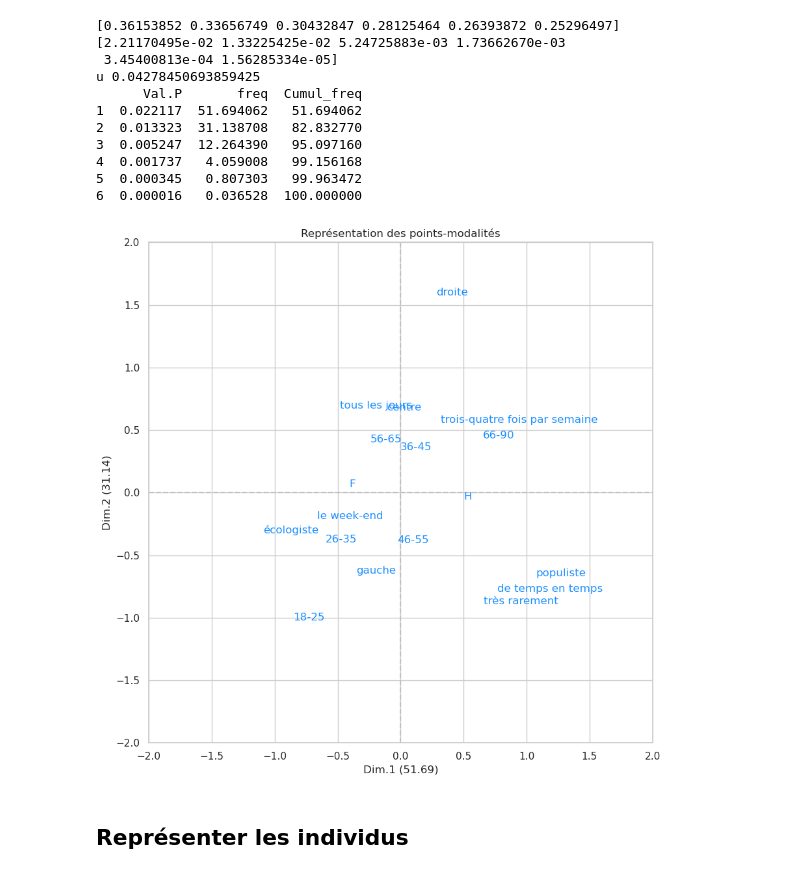
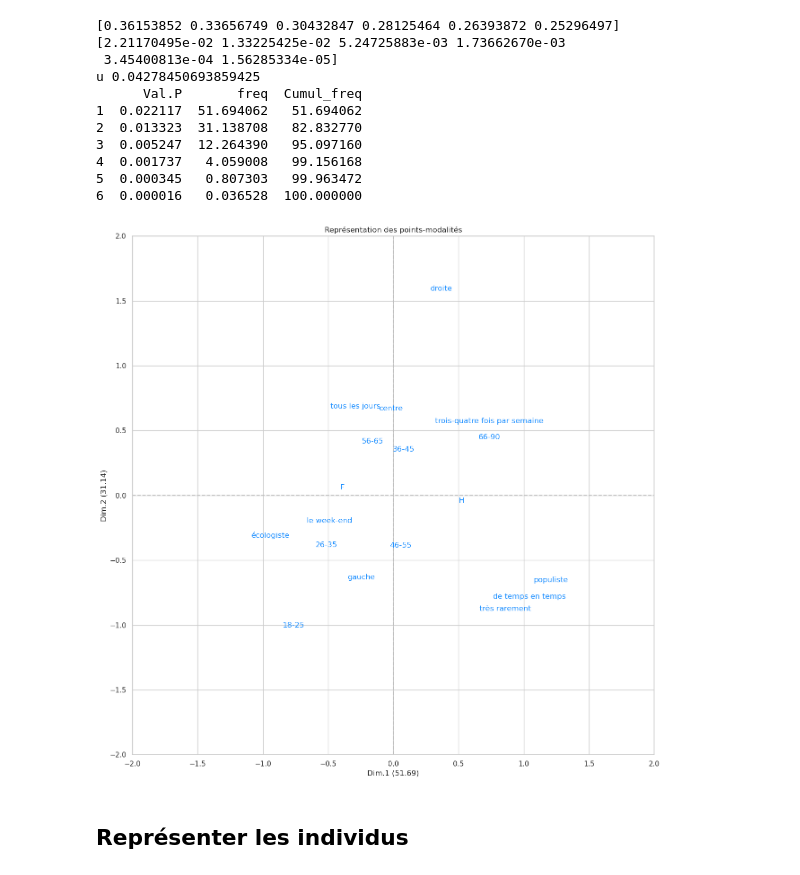
Before and after one commit to Sciences-historiques-numeriques/histoire_numerique_methodes, a Jupyter notebook: statistiques_descriptives/analyse_factorielle_corr_multiples_pop900.ipynb, the cells around one changed output. Drawn from its saved outputs; the diff is of its cells as text; code cells hidden in the pictures.

```diff
--- a/statistiques_descriptives/analyse_factorielle_corr_multiples_pop900.ipynb
+++ b/statistiques_descriptives/analyse_factorielle_corr_multiples_pop900.ipynb
@@ -434,18 +435,18 @@ u 0.04278450693859425
 5  0.000345   0.807303   99.963472
 6  0.000016   0.036528  100.000000
 # %%
-fix,ax = plt.subplots(figsize=(10,10))
+fix,ax = plt.subplots(figsize=(15,15))
 ax.axis([-2,+2,-2,+2])
 ax.plot([-2,+2],[0,0],color='silver',linestyle='--')
 ax.plot([0,0],[-2,+2],color='silver',linestyle='--')
 ax.set_xlabel("Dim.1 ("+ str(round(bzc.freq.iloc[0],2))+")")
 ax.set_ylabel("Dim.2 ("+ str(round(bzc.freq.iloc[1],2))+")")
 plt.title("Représentation des points-modalités")
-for i in range(df.shape[1]):
+for i in range(X.shape[1]-1):
     ax.text(acm.col_coord_[i,0],acm.col_coord_[i,1],X.columns[i],color='dodgerblue')
 plt.show()
 # %% [output]
-[figure, old version]
+[figure, new version]
 # %% [markdown]
 ## Représenter les individus
 # %%
```
Also changed, not shown: parts of 21 cells of this notebook, 1 other file.
